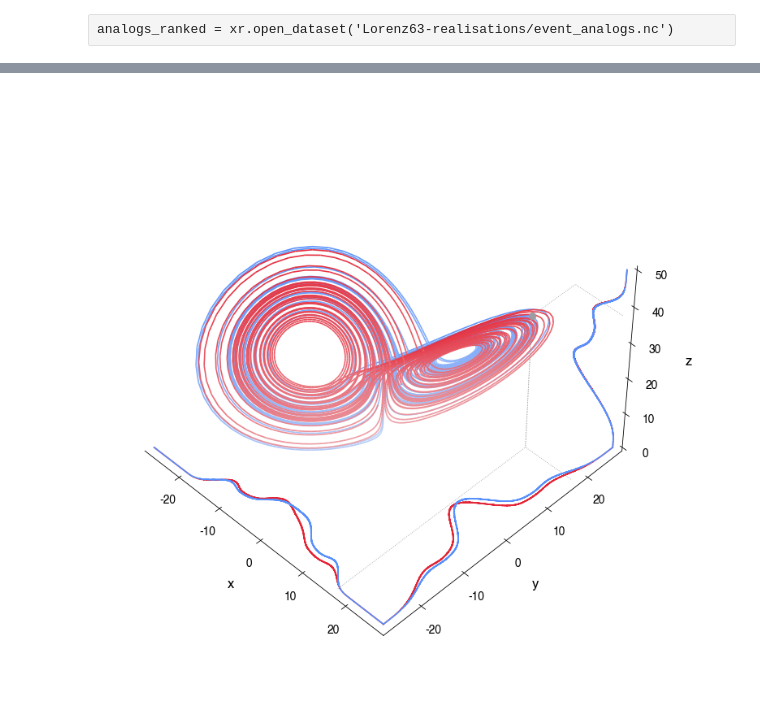
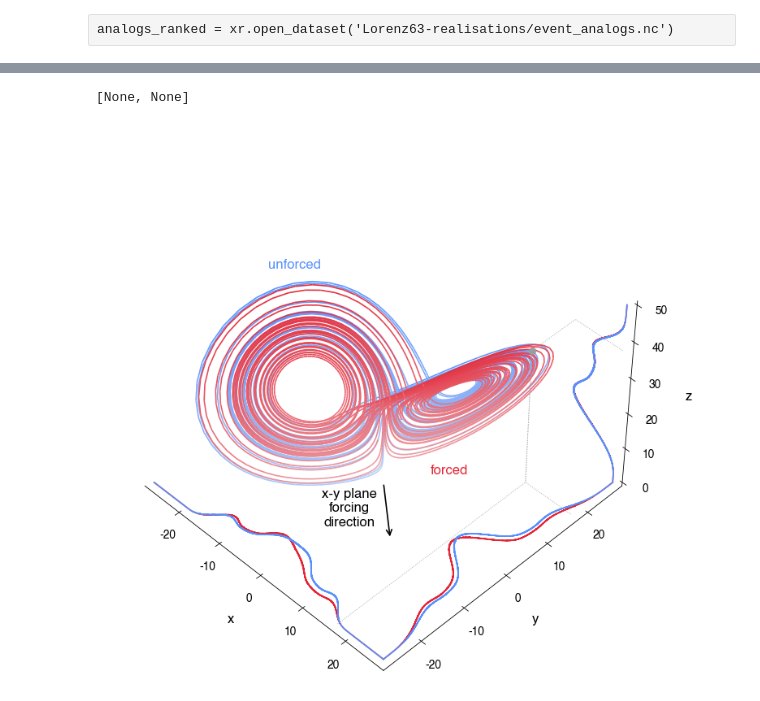
Before and after one commit to njleach/Thesis, a Jupyter notebook: Introduction/Figures/initialised-lorenz.ipynb, the cells around one changed output, grey strips where cells are left out. Saved outputs shown, nothing was run; the diff lists cells and outputs as text; code cells hidden in the pictures.

```diff
--- a/Introduction/Figures/initialised-lorenz.ipynb
+++ b/Introduction/Figures/initialised-lorenz.ipynb
@@ -280,34 +337,49 @@ for runtype in ['forced','unforced']:
     ax.plot(xmax-np.insert(histz,0,0)/histz.max()*10,binsz,zs=ymax,zdir='y',color=cmaps[runtype](cmaps[runtype]._i_over))
 
 ## draw the event
 icx,icy,icz = ics.sel(lead=0).to_array().values
 ax.plot(icx,icy,icz,'o',ms=5,color=get_palette.Petroff6().to_sn_palette()[-2],zorder=10)
 ax.plot([icx,icx,xmax],[icy,ymax,ymax],[icz,icz,icz],color=get_palette.Petroff6().to_sn_palette()[-2],ls=':',zorder=10,lw=0.5)
 ax.plot([icx,icx,xmax],[icy,icy,icy],[icz,zmin,zmin],color=get_palette.Petroff6().to_sn_palette()[-2],ls=':',zorder=10,lw=0.5)
 ax.plot([icx,icx,icx],[icy,icy,ymin],[icz,zmin,zmin],color=get_palette.Petroff6().to_sn_palette()[-2],ls=':',zorder=10,lw=0.5)
 
 
 ## output axes layout
 ax.set_xlabel('x')
 ax.set_ylabel('y')
 ax.set_zlabel('z')
 ax.view_init(45,315)
 ax.w_xaxis.set_pane_color((1.0, 1.0, 1.0, 1.0))
 ax.w_yaxis.set_pane_color((1.0, 1.0, 1.0, 1.0))
 ax.w_zaxis.set_pane_color((1.0, 1.0, 1.0, 1.0))
 ax.grid(False)
 ax.set_ylim(ymin,ymax)
 ax.set_xlim(xmin,xmax)
 ax.set_zlim(zmin,zmax)
 
+ax.text2D(0.6,0.37,'forced',color=cmaps['forced'](cmaps['forced']._i_over),transform=ax.transAxes)
+ax.text2D(0.3,0.75,'unforced',color=cmaps['unforced'](cmaps['unforced']._i_over),transform=ax.transAxes)
+
+ax.arrow3D(0,0,0,
+           10,10*np.tan(np.deg2rad(-40)),0,
+           mutation_scale=10,
+           arrowstyle="->",
+           fc='k',
+           lw=1)
+
+ax.text2D(0.45,0.275,'x-y plane\nforcing\ndirection',transform=ax.transAxes,ha='center')
+
 ## output figure options
 fig.patch.set_facecolor('xkcd:white')
 aspect = 1
 fig.set_size_inches(textwidth,textwidth*aspect)
 plt.tight_layout(w_pad=0,h_pad=0)
 fig.dpi=120
+
+[fig.savefig('./FigI.2.'+x,dpi=600,bbox_inches='tight') for x in ['png','pdf']]
 # %% [output]
+[None, None]
-[figure, old version]
+[figure, new version]
 # %%
 ## analogs plot
 xmin,xmax=16.45,17.05
```
Also changed, not shown: parts of 11 cells of this notebook, 14 other files.
